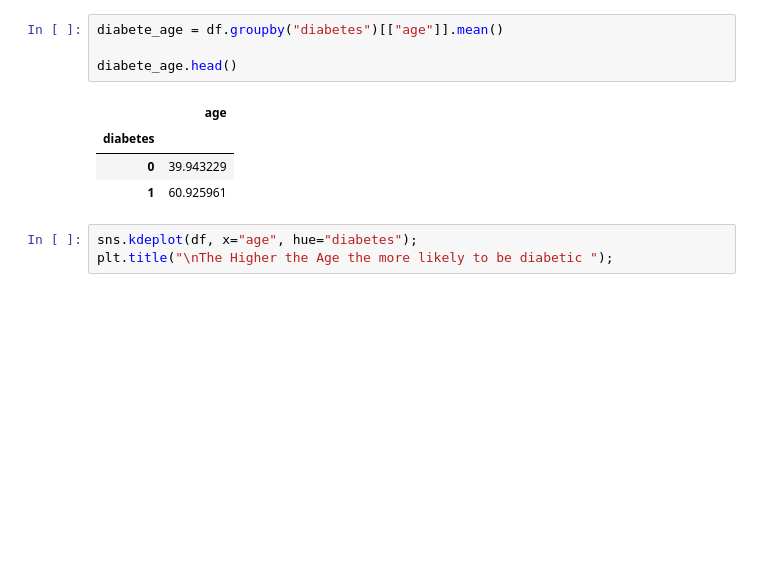
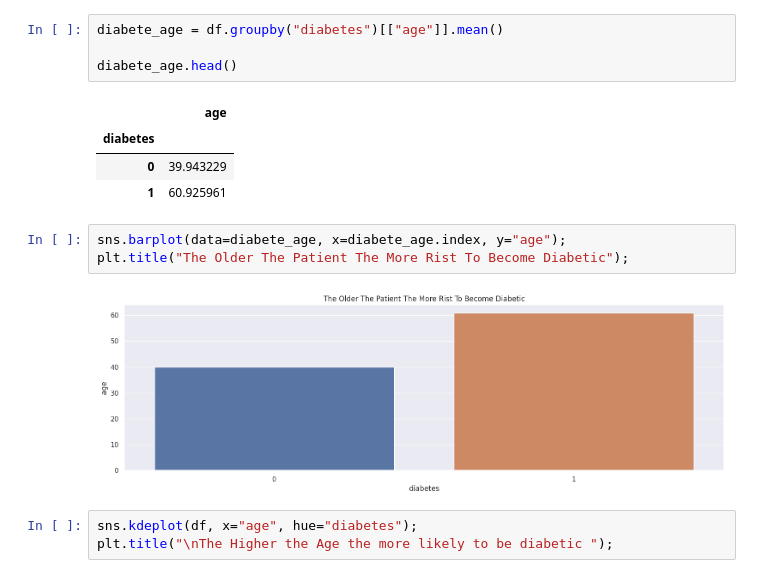
Before and after one commit to arezazadeh/CapstoneProjectOnDiabetes, a Jupyter notebook: predicting_diabetes_updated.ipynb, the cells around one changed output. Saved outputs shown, nothing was run; the diff lists cells and outputs as text; blank space fills up the shorter version.

```diff
--- a/predicting_diabetes_updated.ipynb
+++ b/predicting_diabetes_updated.ipynb
@@ -172,6 +183,11 @@ diabete_age.head()
 | diabetes |  |
 | 0 | 39.943229 |
 | 1 | 60.925961 |
+# %%
+sns.barplot(data=diabete_age, x=diabete_age.index, y="age");
+plt.title("The Older The Patient The More Rist To Become Diabetic");
+# %% [output]
+[figure, added]
 # %%
 sns.kdeplot(df, x="age", hue="diabetes");
 plt.title("\nThe Higher the Age the more likely to be diabetic ");
```
Also changed, not shown: parts of 8 cells of this notebook, 9 other files.
